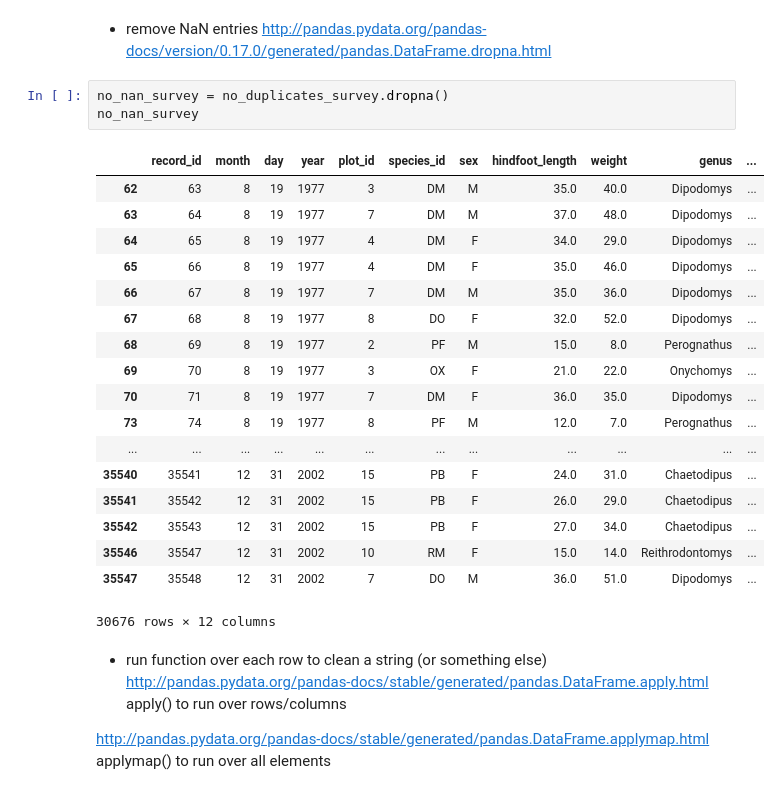
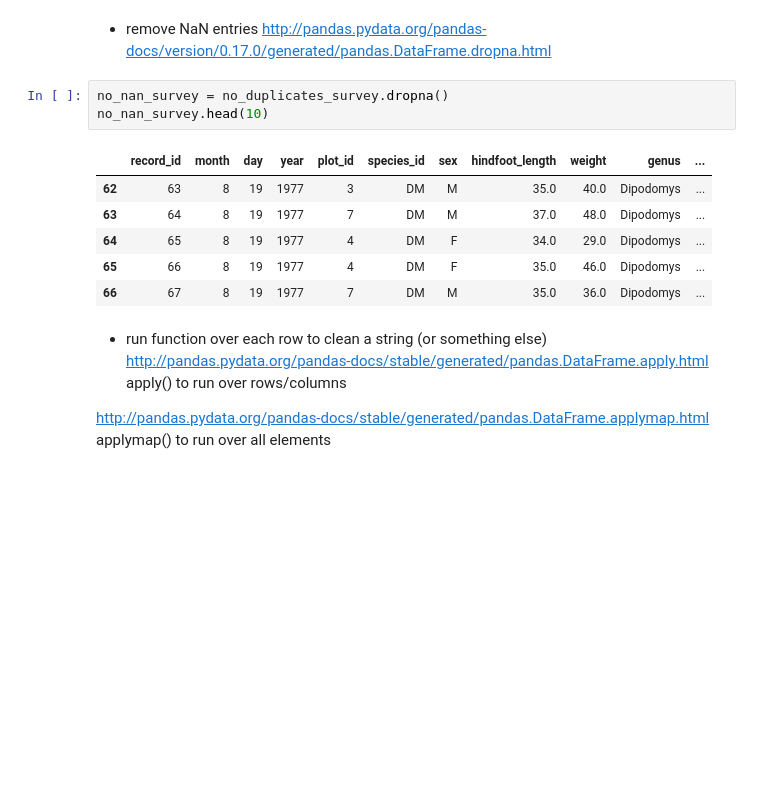
Before and after one commit to NCSU-Libraries/pandas-code4lib-2017, a Jupyter notebook: notebooks/workshop_2.ipynb, the cells around one changed output. Saved outputs shown, nothing was run; the diff lists cells and outputs as text; blank space fills up the shorter version.

```diff
--- a/notebooks/workshop_2.ipynb
+++ b/notebooks/workshop_2.ipynb
@@ -157,26 +121,14 @@ no_duplicates_survey
 http://pandas.pydata.org/pandas-docs/version/0.17.0/generated/pandas.DataFrame.dropna.html
 # %%
 no_nan_survey = no_duplicates_survey.dropna()
-no_nan_survey
+no_nan_survey.head(10)
 # %% [output]
 |  | record_id | month | day | year | plot_id | species_id | sex | hindfoot_length | weight | genus | ... |
 | 62 | 63 | 8 | 19 | 1977 | 3 | DM | M | 35.0 | 40.0 | Dipodomys | ... |
 | 63 | 64 | 8 | 19 | 1977 | 7 | DM | M | 37.0 | 48.0 | Dipodomys | ... |
 | 64 | 65 | 8 | 19 | 1977 | 4 | DM | F | 34.0 | 29.0 | Dipodomys | ... |
 | 65 | 66 | 8 | 19 | 1977 | 4 | DM | F | 35.0 | 46.0 | Dipodomys | ... |
 | 66 | 67 | 8 | 19 | 1977 | 7 | DM | M | 35.0 | 36.0 | Dipodomys | ... |
-| 67 | 68 | 8 | 19 | 1977 | 8 | DO | F | 32.0 | 52.0 | Dipodomys | ... |
-| 68 | 69 | 8 | 19 | 1977 | 2 | PF | M | 15.0 | 8.0 | Perognathus | ... |
-| 69 | 70 | 8 | 19 | 1977 | 3 | OX | F | 21.0 | 22.0 | Onychomys | ... |
-| 70 | 71 | 8 | 19 | 1977 | 7 | DM | F | 36.0 | 35.0 | Dipodomys | ... |
-| 73 | 74 | 8 | 19 | 1977 | 8 | PF | M | 12.0 | 7.0 | Perognathus | ... |
-| ... | ... | ... | ... | ... | ... | ... | ... | ... | ... | ... | ... |
-| 35540 | 35541 | 12 | 31 | 2002 | 15 | PB | F | 24.0 | 31.0 | Chaetodipus | ... |
-| 35541 | 35542 | 12 | 31 | 2002 | 15 | PB | F | 26.0 | 29.0 | Chaetodipus | ... |
-| 35542 | 35543 | 12 | 31 | 2002 | 15 | PB | F | 27.0 | 34.0 | Chaetodipus | ... |
-| 35546 | 35547 | 12 | 31 | 2002 | 10 | RM | F | 15.0 | 14.0 | Reithrodontomys | ... |
-| 35547 | 35548 | 12 | 31 | 2002 | 7 | DO | M | 36.0 | 51.0 | Dipodomys | ... |
-30676 rows × 12 columns
 # %% [markdown]
 * run function over each row to clean a string (or something else)
 http://pandas.pydata.org/pandas-docs/stable/generated/pandas.DataFrame.apply.html
```
Also changed, not shown: parts of 9 cells of this notebook.
